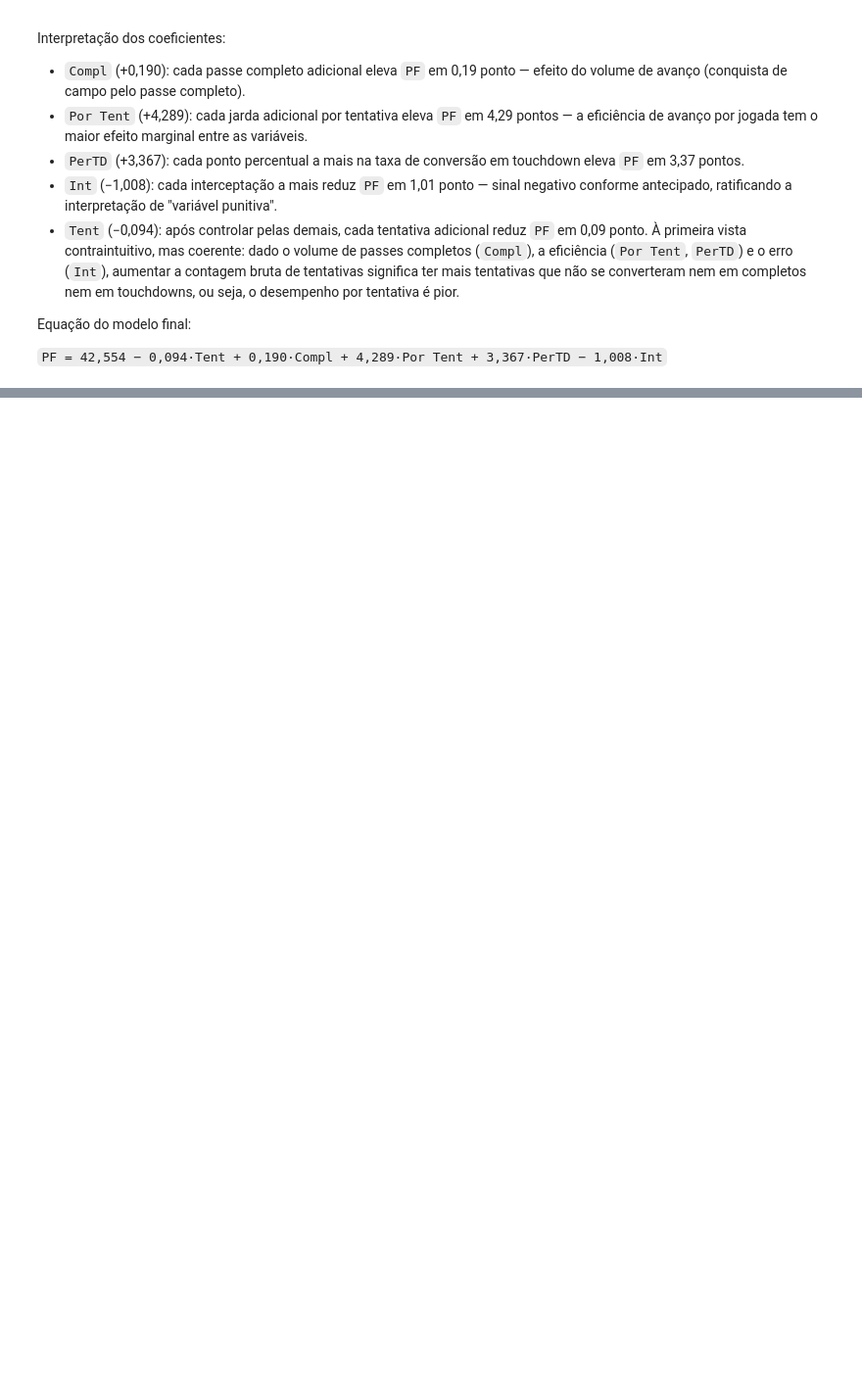
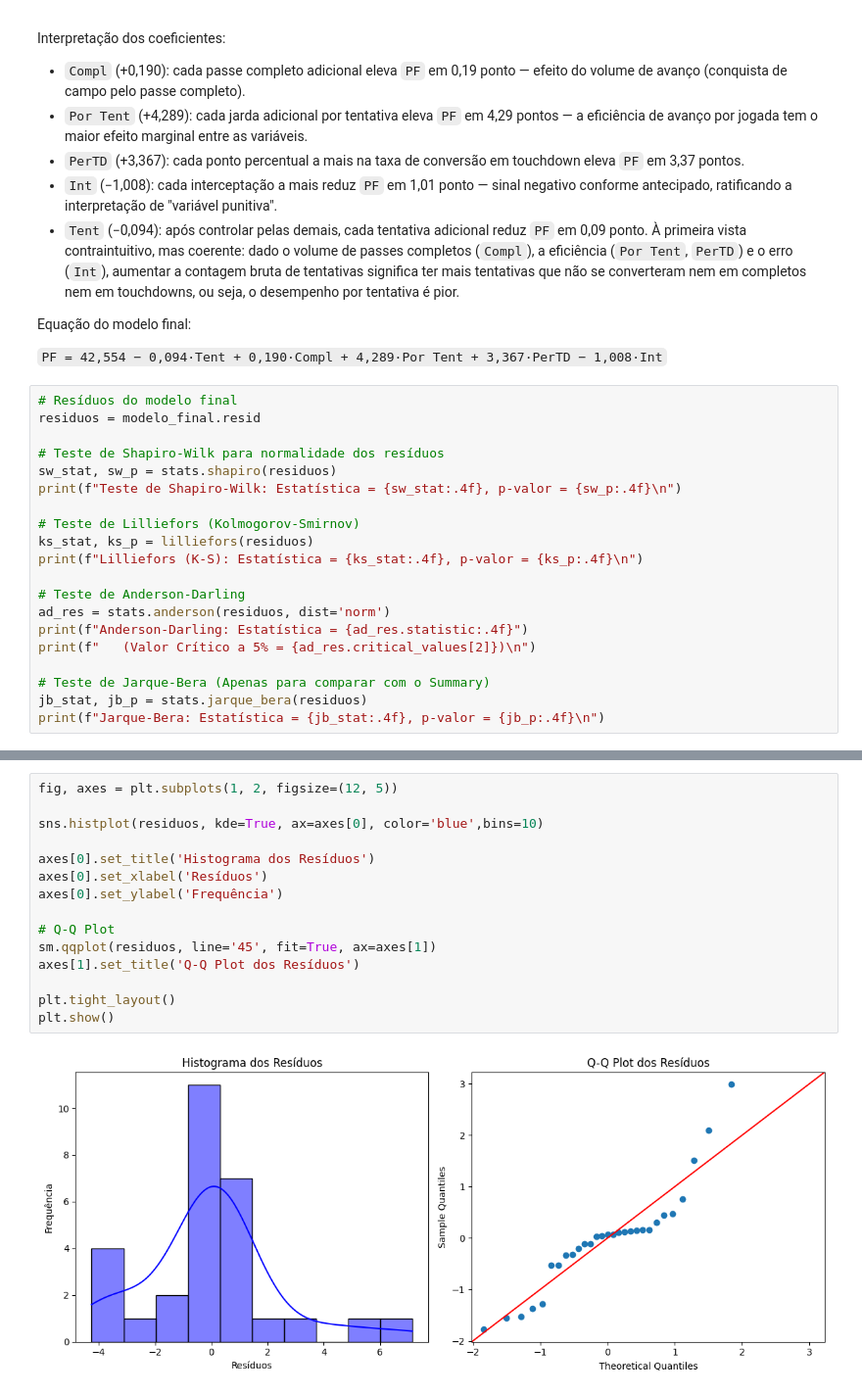
Before and after one commit to LuigiZanon/LNF-analises, a Jupyter notebook: analise.ipynb, the cells around one changed output, grey strips where cells are left out. Shown at 98% size. Drawn from its saved outputs; the diff is of its cells as text; blank space fills up the shorter version.

Commit message:
analise de normalidade, heterocedasticidade, multicolinearidade e aplicacao de transformacao Box-Cox e logaritmica

```diff
--- a/analise.ipynb
+++ b/analise.ipynb
@@ -283,3 +291,23 @@ Interpretação dos coeficientes:
 Equação do modelo final:
 
 `PF = 42,554 − 0,094·Tent + 0,190·Compl + 4,289·Por Tent + 3,367·PerTD − 1,008·Int`
+# %%
+# Resíduos do modelo final
+residuos = modelo_final.resid
+
+# Teste de Shapiro-Wilk para normalidade dos resíduos
+sw_stat, sw_p = stats.shapiro(residuos)
+print(f"Teste de Shapiro-Wilk: Estatística = {sw_stat:.4f}, p-valor = {sw_p:.4f}\n")
+
+# Teste de Lilliefors (Kolmogorov-Smirnov)
+ks_stat, ks_p = lilliefors(residuos)
+print(f"Lilliefors (K-S): Estatística = {ks_stat:.4f}, p-valor = {ks_p:.4f}\n")
+
+# Teste de Anderson-Darling
+ad_res = stats.anderson(residuos, dist='norm')
+print(f"Anderson-Darling: Estatística = {ad_res.statistic:.4f}")
+print(f"   (Valor Crítico a 5% = {ad_res.critical_values[2]})\n")
+
+# Teste de Jarque-Bera (Apenas para comparar com o Summary)
+jb_stat, jb_p = stats.jarque_bera(residuos)
+print(f"Jarque-Bera: Estatística = {jb_stat:.4f}, p-valor = {jb_p:.4f}\n")
@@ -285,0 +323,17 @@ Equação do modelo final:
+# %%
+fig, axes = plt.subplots(1, 2, figsize=(12, 5))
+
+sns.histplot(residuos, kde=True, ax=axes[0], color='blue',bins=10)
+
+axes[0].set_title('Histograma dos Resíduos')
+axes[0].set_xlabel('Resíduos')
+axes[0].set_ylabel('Frequência')
+
+# Q-Q Plot
+sm.qqplot(residuos, line='45', fit=True, ax=axes[1])
+axes[1].set_title('Q-Q Plot dos Resíduos')
+
+plt.tight_layout()
+plt.show()
+# %% [output]
+[figure, added]
```
Also changed, not shown: parts of 11 cells of this notebook, 1 other file.
